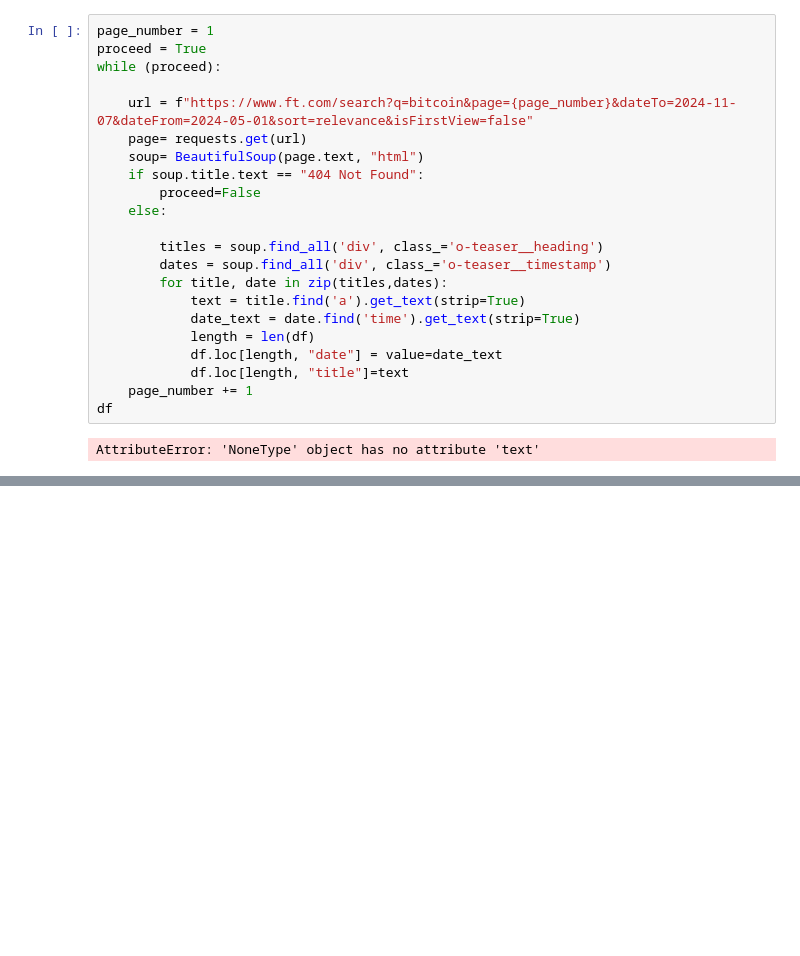
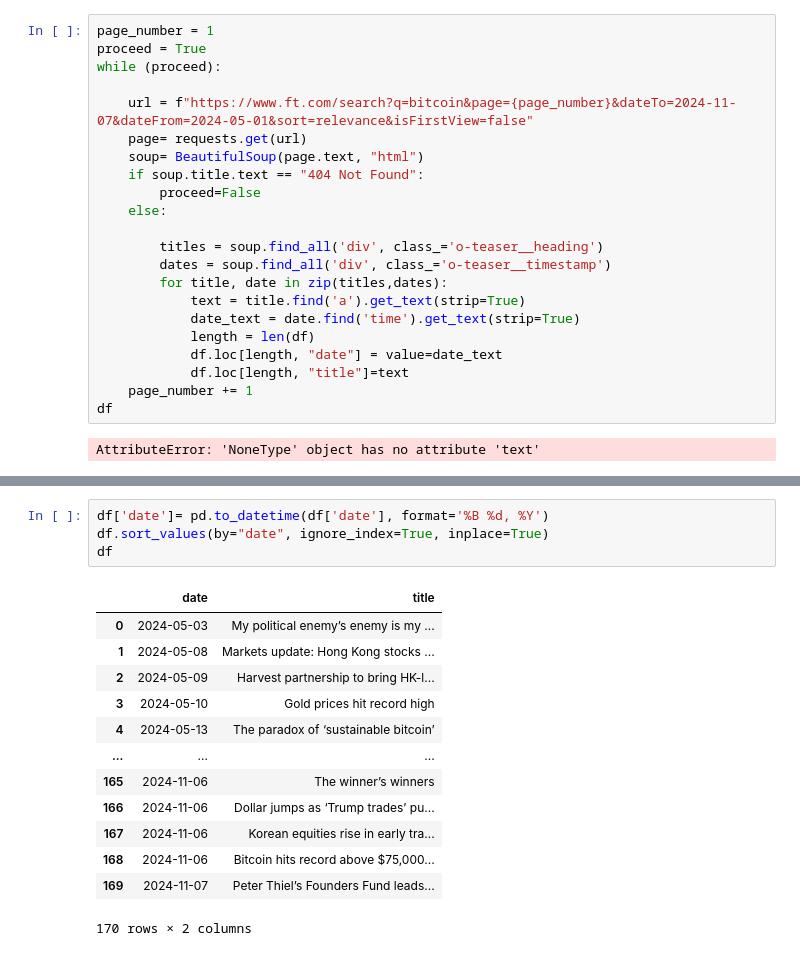
Before and after one commit to Rojhak/web_scraping, a Jupyter notebook: bitcoin_news.ipynb, the cells around one changed output, grey strips where cells are left out. Cells and saved outputs as stored; diff of their text form; blank space fills up the shorter version.

```diff
--- a/bitcoin_news.ipynb
+++ b/bitcoin_news.ipynb
@@ -114,0 +129,18 @@ delt
+# %%
+df['date']= pd.to_datetime(df['date'], format='%B %d, %Y')
+df.sort_values(by="date", ignore_index=True, inplace=True)
+df
+# %% [output]
+|  | date | title |
+| 0 | 2024-05-03 | My political enemy’s enemy is my ... |
+| 1 | 2024-05-08 | Markets update: Hong Kong stocks ... |
+| 2 | 2024-05-09 | Harvest partnership to bring HK-l... |
+| 3 | 2024-05-10 | Gold prices hit record high |
+| 4 | 2024-05-13 | The paradox of ‘sustainable bitcoin’ |
+| ... | ... | ... |
+| 165 | 2024-11-06 | The winner’s winners |
+| 166 | 2024-11-06 | Dollar jumps as ‘Trump trades’ pu... |
+| 167 | 2024-11-06 | Korean equities rise in early tra... |
+| 168 | 2024-11-06 | Bitcoin hits record above $75,000... |
+| 169 | 2024-11-07 | Peter Thiel’s Founders Fund leads... |
+170 rows × 2 columns
```
Also changed, not shown: parts of 6 cells of this notebook, 2 other files.
